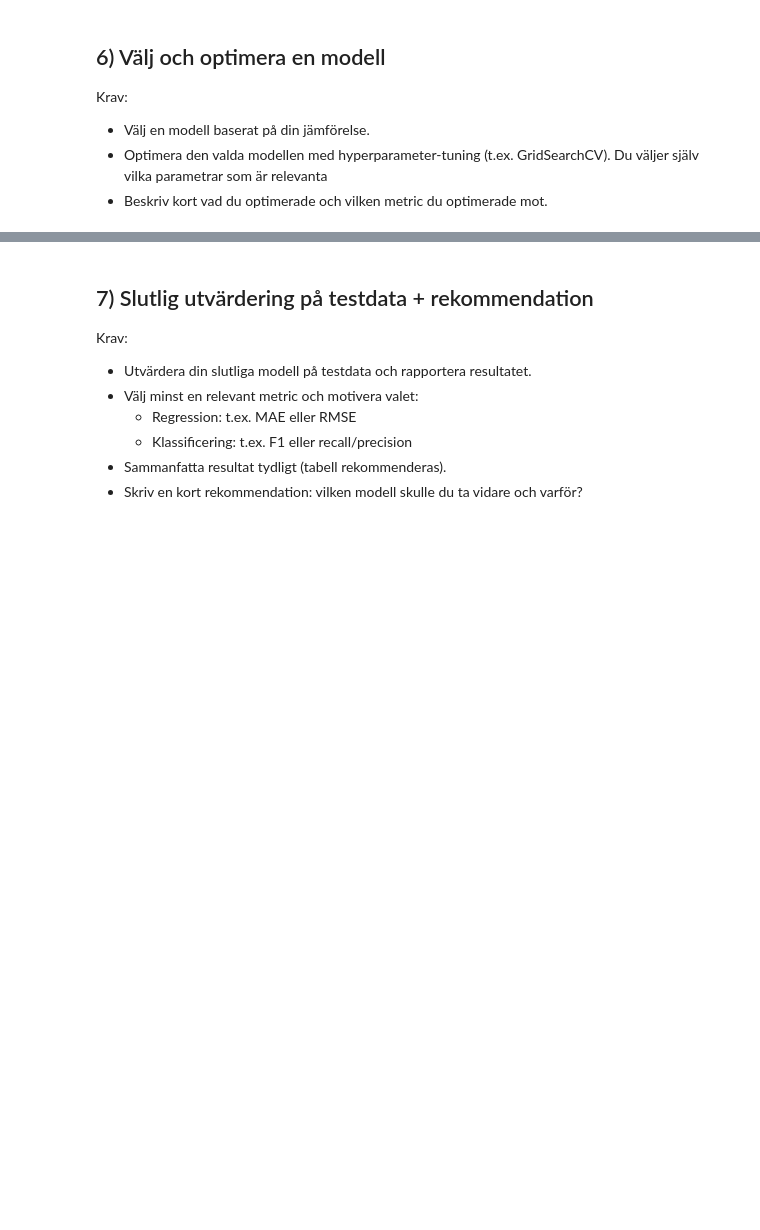
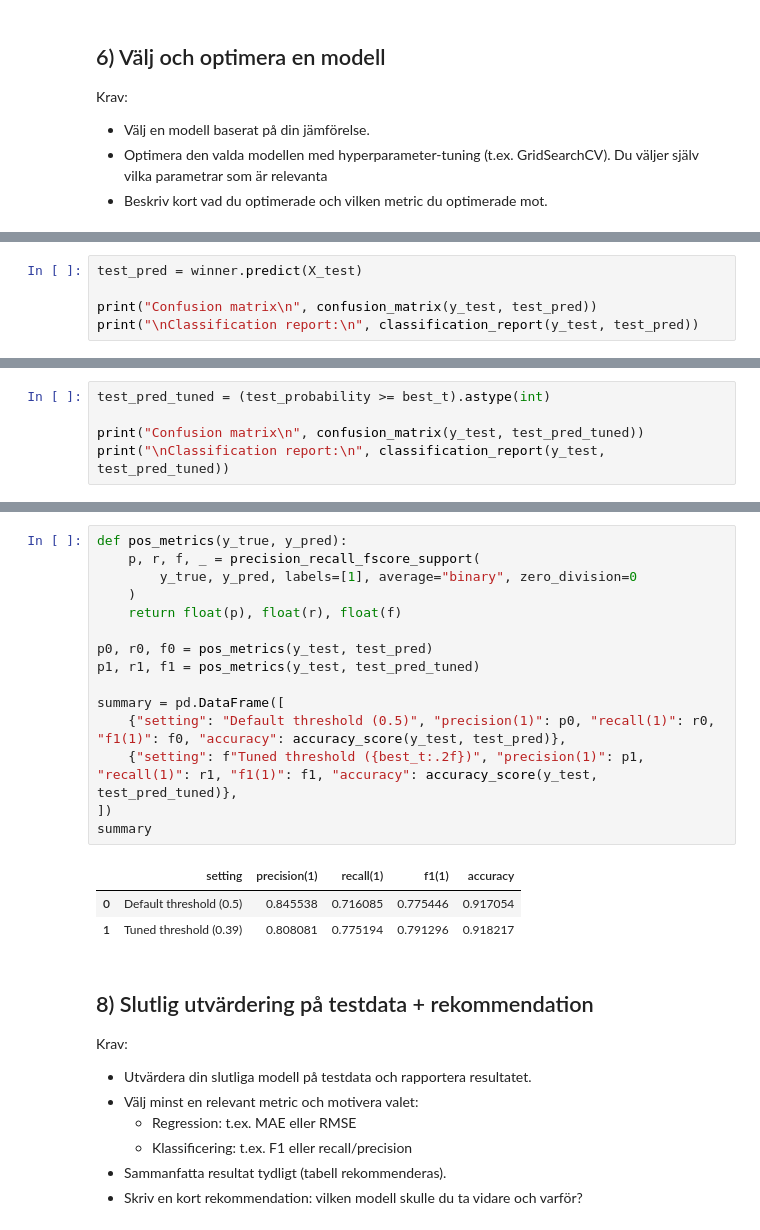
Before and after one commit to emanuelssonlinnea-rgb/ML_Individuell_Uppgift, a Jupyter notebook: ML_Uppgift1_Linnea.Emanuelsson.ipynb, the cells around one changed output, grey strips where cells are left out. Drawn from its saved outputs; the diff is of its cells as text; blank space fills up the shorter version.

```diff
--- a/ML_Uppgift1_Linnea.Emanuelsson.ipynb
+++ b/ML_Uppgift1_Linnea.Emanuelsson.ipynb
@@ -384,0 +539,5 @@ print("Winner:", winner_name)
+# %%
+test_pred = winner.predict(X_test)
+
+print("Confusion matrix\n", confusion_matrix(y_test, test_pred))
+print("\nClassification report:\n", classification_report(y_test, test_pred))
@@ -384,0 +609,5 @@ print("Winner:", winner_name)
+# %%
+test_pred_tuned = (test_probability >= best_t).astype(int)
+
+print("Confusion matrix\n", confusion_matrix(y_test, test_pred_tuned))
+print("\nClassification report:\n", classification_report(y_test, test_pred_tuned))
@@ -385,5 +628,24 @@ print("Winner:", winner_name)
+# %%
+def pos_metrics(y_true, y_pred):
+    p, r, f, _ = precision_recall_fscore_support(
+        y_true, y_pred, labels=[1], average="binary", zero_division=0
+    )
+    return float(p), float(r), float(f)
+
+p0, r0, f0 = pos_metrics(y_test, test_pred)
+p1, r1, f1 = pos_metrics(y_test, test_pred_tuned)
+
+summary = pd.DataFrame([
+    {"setting": "Default threshold (0.5)", "precision(1)": p0, "recall(1)": r0, "f1(1)": f0, "accuracy": accuracy_score(y_test, test_pred)},
+    {"setting": f"Tuned threshold ({best_t:.2f})", "precision(1)": p1, "recall(1)": r1, "f1(1)": f1, "accuracy": accuracy_score(y_test, test_pred_tuned)},
+])
+summary
+# %% [output]
+|  | setting | precision(1) | recall(1) | f1(1) | accuracy |
+| 0 | Default threshold (0.5) | 0.845538 | 0.716085 | 0.775446 | 0.917054 |
+| 1 | Tuned threshold (0.39) | 0.808081 | 0.775194 | 0.791296 | 0.918217 |
 # %% [markdown]
-## 7) Slutlig utvärdering på testdata + rekommendation
+## 8) Slutlig utvärdering på testdata + rekommendation
 
  Krav:
 - Utvärdera din slutliga modell på testdata och rapportera resultatet.
```
Also changed, not shown: parts of 25 cells of this notebook, 1 other file.
